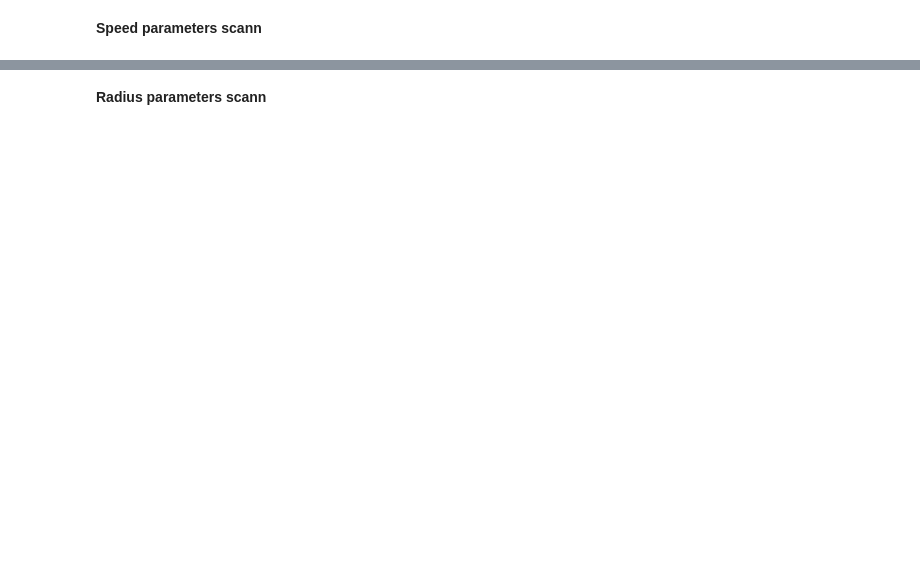
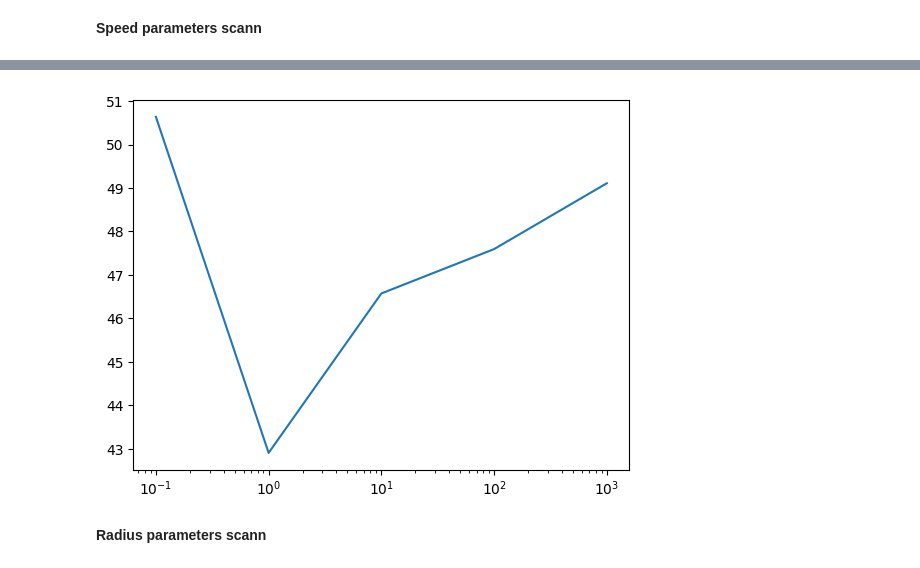
Before and after one commit to malanmyri/Event-Driven-Motion, a Jupyter notebook: Assignment 1.ipynb, the cells around one changed output, grey strips where cells are left out. Saved outputs shown, nothing was run; the diff lists cells and outputs as text; code cells hidden in the pictures; blank space fills up the shorter version.

```diff
--- a/Assignment 1.ipynb
+++ b/Assignment 1.ipynb
@@ -371,12 +374,10 @@ for vel in speed_parameters:
     print(f"Scanning for vel {vel}")
     print("Printing energy now / energy start")
     sys = system(num_particles, elasticity,x_boundaries, y_boundaries,mean_velocity,mass,radius, tc)
-    sys.uniform_particleRadiuss()
-
+    sys.uniform_particles()
     projectile = particle(position(0.5,0.75), velocity(0, vel), 5*radius[0],25* mass[0])
     sys.particles.append(projectile)
     sys.find_collision_projectile()
-
     energy_start = sys.energy()
     times = 100
     x_list, y_list = crater(sys, times)
@@ -385,5 +402,9 @@ for vel in speed_parameters:
 # %%
-plt.plot(speed_parameters, size_speed)
+fig, ax = plt.subplots()
+ax.plot(speed_parameters*-1, size_speed)
+ax.set_xscale("log")
+# %% [output]
+[figure, added]
 # %% [markdown]
 **Radius parameters scann**
 # %%
```
Also changed, not shown: parts of 5 cells of this notebook.
